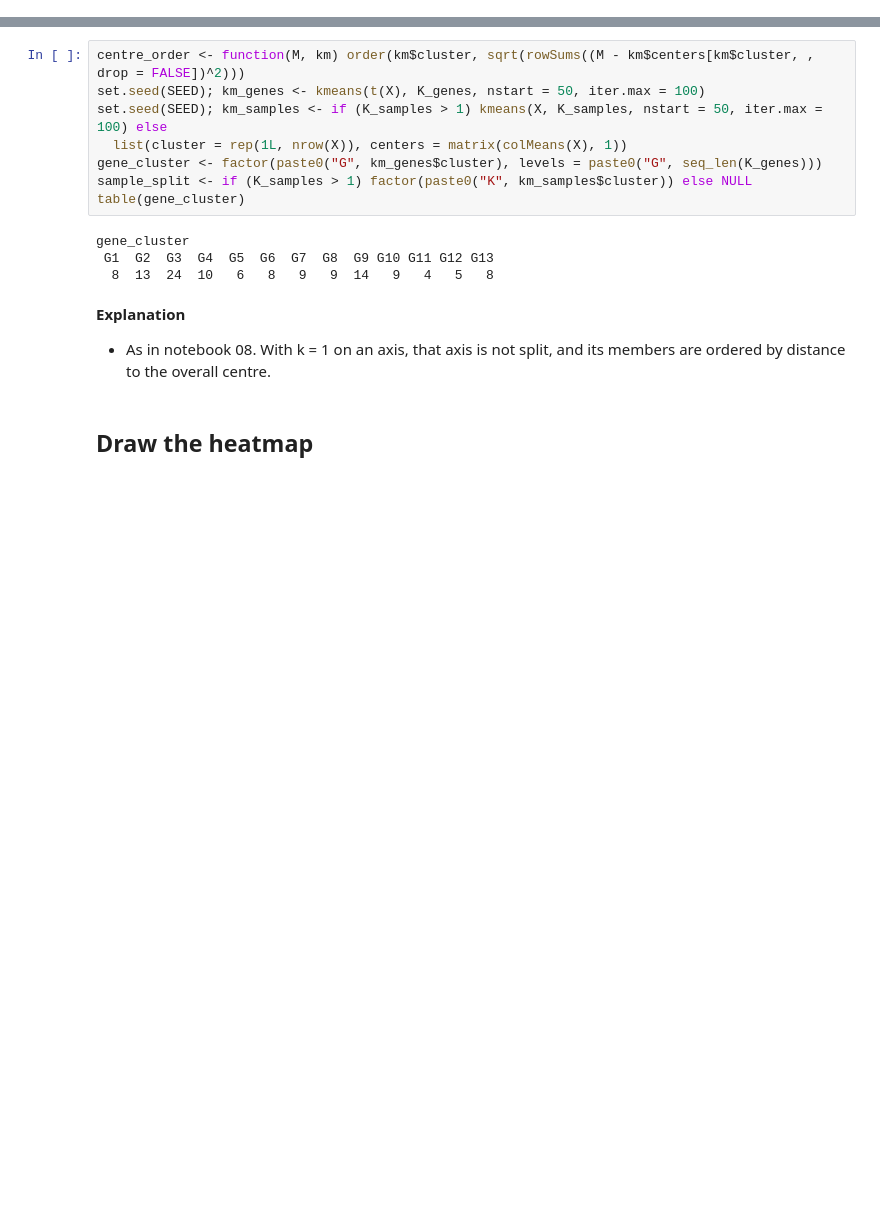
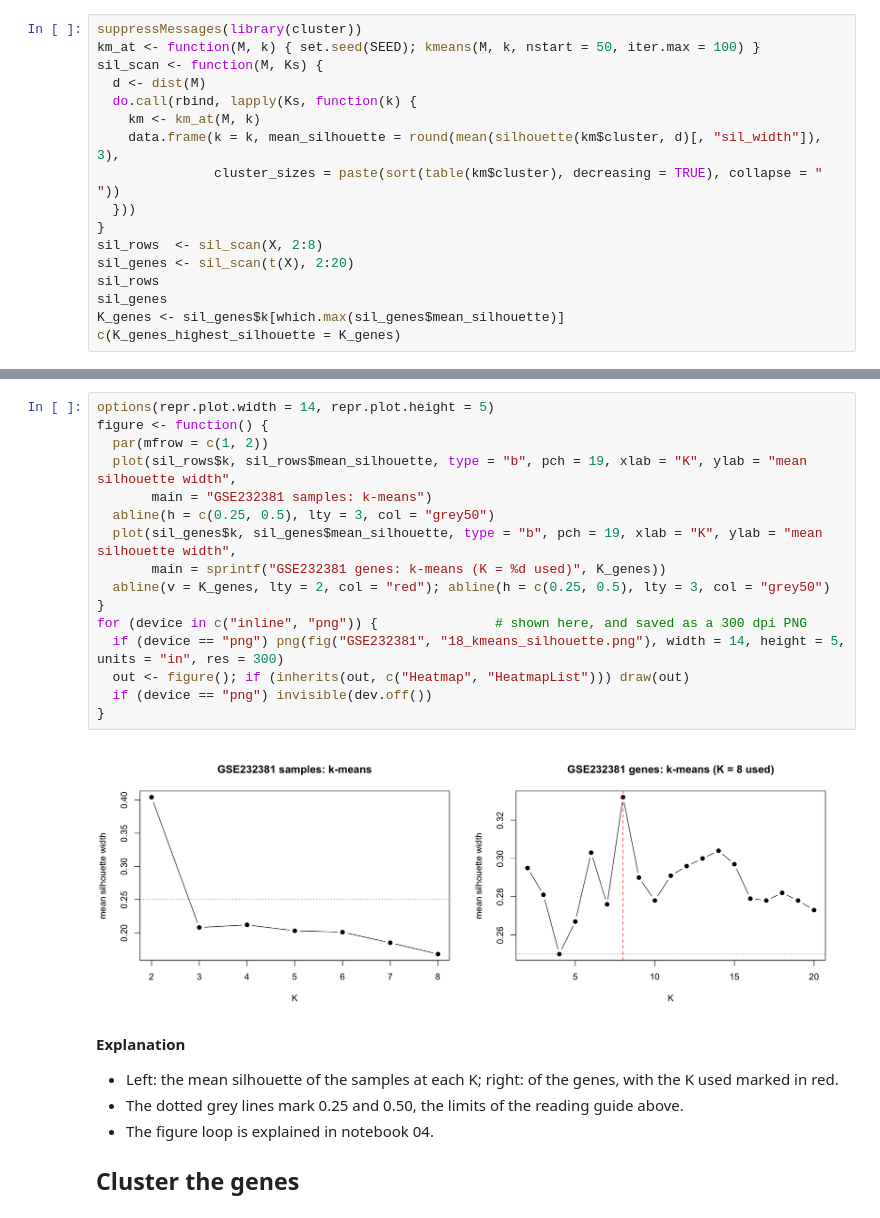
Before and after one commit to NIH-NLM/endotypes-transcriptomics, a Jupyter notebook: ipynb/18_GSE232381_bulk_RNA_seq_heatmap_kmeans.ipynb, the cells around one changed output, grey strips where cells are left out. Cells and saved outputs as stored; diff of their text form; blank space fills up the shorter version.

```diff
--- a/ipynb/18_GSE232381_bulk_RNA_seq_heatmap_kmeans.ipynb
+++ b/ipynb/18_GSE232381_bulk_RNA_seq_heatmap_kmeans.ipynb
@@ -40,0 +72,17 @@ c(k_genes = K_genes, k_samples = K_samples)
+# %%
+suppressMessages(library(cluster))
+km_at <- function(M, k) { set.seed(SEED); kmeans(M, k, nstart = 50, iter.max = 100) }
+sil_scan <- function(M, Ks) {
+  d <- dist(M)
+  do.call(rbind, lapply(Ks, function(k) {
+    km <- km_at(M, k)
+    data.frame(k = k, mean_silhouette = round(mean(silhouette(km$cluster, d)[, "sil_width"]), 3),
+               cluster_sizes = paste(sort(table(km$cluster), decreasing = TRUE), collapse = " "))
+  }))
+}
+sil_rows  <- sil_scan(X, 2:8)
+sil_genes <- sil_scan(t(X), 2:20)
+sil_rows
+sil_genes
+K_genes <- sil_genes$k[which.max(sil_genes$mean_silhouette)]
+c(K_genes_highest_silhouette = K_genes)
@@ -43,18 +140,25 @@ c(k_genes = K_genes, k_samples = K_samples)
 # %%
-centre_order <- function(M, km) order(km$cluster, sqrt(rowSums((M - km$centers[km$cluster, , drop = FALSE])^2)))
-set.seed(SEED); km_genes <- kmeans(t(X), K_genes, nstart = 50, iter.max = 100)
-set.seed(SEED); km_samples <- if (K_samples > 1) kmeans(X, K_samples, nstart = 50, iter.max = 100) else
-  list(cluster = rep(1L, nrow(X)), centers = matrix(colMeans(X), 1))
-gene_cluster <- factor(paste0("G", km_genes$cluster), levels = paste0("G", seq_len(K_genes)))
-sample_split <- if (K_samples > 1) factor(paste0("K", km_samples$cluster)) else NULL
-table(gene_cluster)
+options(repr.plot.width = 14, repr.plot.height = 5)
+figure <- function() {
+  par(mfrow = c(1, 2))
+  plot(sil_rows$k, sil_rows$mean_silhouette, type = "b", pch = 19, xlab = "K", ylab = "mean silhouette width",
+       main = "GSE232381 samples: k-means")
+  abline(h = c(0.25, 0.5), lty = 3, col = "grey50")
+  plot(sil_genes$k, sil_genes$mean_silhouette, type = "b", pch = 19, xlab = "K", ylab = "mean silhouette width",
+       main = sprintf("GSE232381 genes: k-means (K = %d used)", K_genes))
+  abline(v = K_genes, lty = 2, col = "red"); abline(h = c(0.25, 0.5), lty = 3, col = "grey50")
+}
+for (device in c("inline", "png")) {               # shown here, and saved as a 300 dpi PNG
+  if (device == "png") png(fig("GSE232381", "18_kmeans_silhouette.png"), width = 14, height = 5, units = "in", res = 300)
+  out <- figure(); if (inherits(out, c("Heatmap", "HeatmapList"))) draw(out)
+  if (device == "png") invisible(dev.off())
+}
 # %% [output]
-gene_cluster
- G1  G2  G3  G4  G5  G6  G7  G8  G9 G10 G11 G12 G13
-  8  13  24  10   6   8   9   9  14   9   4   5   8
+[figure, added]
 # %% [markdown]
 **Explanation**
-- As in notebook 08. With k = 1 on an axis, that axis is not split, and its members are ordered by distance
-  to the overall centre.
+- Left: the mean silhouette of the samples at each K; right: of the genes, with the K used marked in red.
+- The dotted grey lines mark 0.25 and 0.50, the limits of the reading guide above.
+- The figure loop is explained in notebook 04.
+
+## Cluster the genes
-# %% [markdown]
-## Draw the heatmap
```
Also changed, not shown: parts of 19 cells of this notebook, 45 other files.
